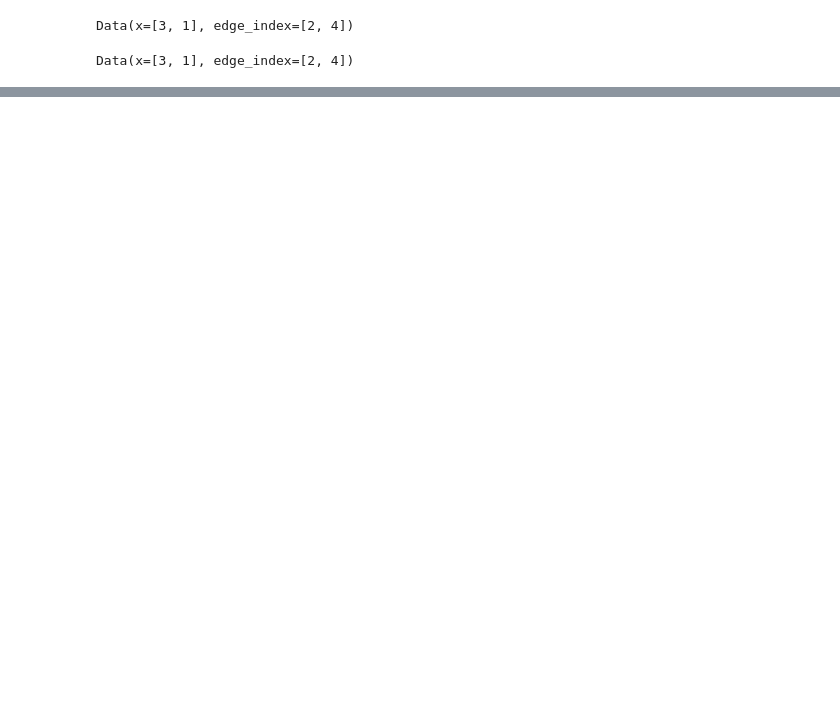
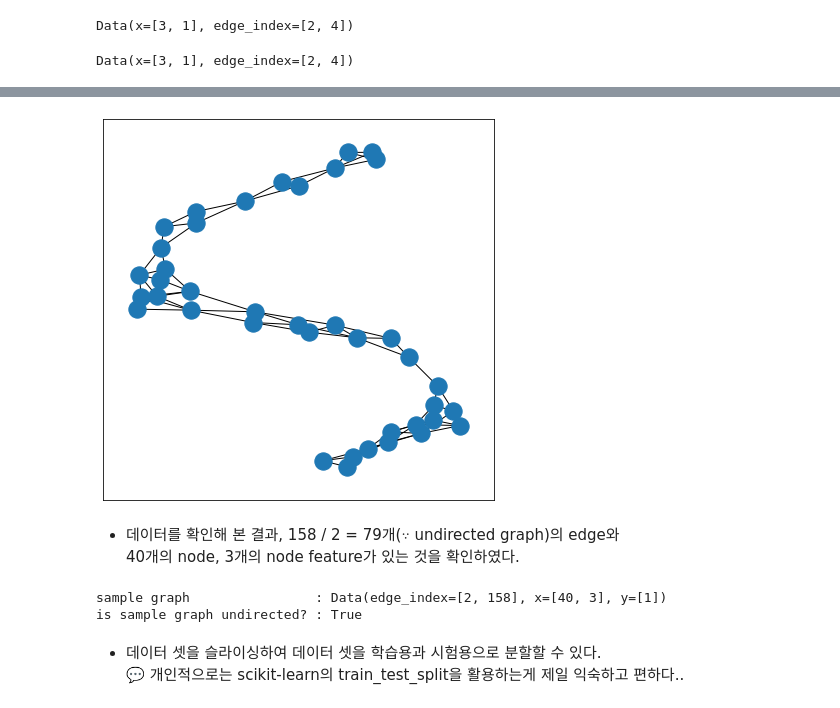
Before and after one commit to EvoDmiK/TIL, a Jupyter notebook: AI_study/basic/pytorch/0.basics/0.2.pytorch_geometric_basic.ipynb, the cells around one changed output, grey strips where cells are left out. Saved outputs shown, nothing was run; the diff lists cells and outputs as text; code cells hidden in the pictures; blank space fills up the shorter version.

```diff
--- a/AI_study/basic/pytorch/0.basics/0.2.pytorch_geometric_basic.ipynb
+++ b/AI_study/basic/pytorch/0.basics/0.2.pytorch_geometric_basic.ipynb
@@ -204,0 +287,30 @@ is graph directed?  : False
+# %%
+## 그래프 시각화 해주는 함수
+def visualize_graph(graph):
+  plt.figure(figsize = (7, 7))
+  plt.xticks([])
+  plt.yticks([])
+
+  G = to_networkx(graph, to_undirected = graph.is_undirected())
+  nx.draw_networkx(G, pos = nx.spring_layout(G, seed = 0), with_labels = False,  cmap = 'Set2')
+
+  plt.show()
+# %%
+sample_graph = dataset[222]
+
+## 역시 되게 심오하게 생겼다..
+visualize_graph(sample_graph)
+# %% [output]
+[figure, added]
+# %% [markdown]
+- 데이터를 확인해 본 결과, 158 / 2 = 79개($\because$ undirected graph)의 edge와
+  40개의 node, 3개의 node feature가 있는 것을 확인하였다.
+# %%
+print(f'sample graph                : {sample_graph}')
+print(f'is sample graph undirected? : {sample_graph.is_undirected()}')
+# %% [output]
+sample graph                : Data(edge_index=[2, 158], x=[40, 3], y=[1])
+is sample graph undirected? : True
+# %% [markdown]
+- 데이터 셋을 슬라이싱하여 데이터 셋을 학습용과 시험용으로 분할할 수 있다.
+💬 개인적으로는 scikit-learn의 train_test_split을 활용하는게 제일 익숙하고 편하다..
```
Also changed, not shown: parts of 34 cells of this notebook.
